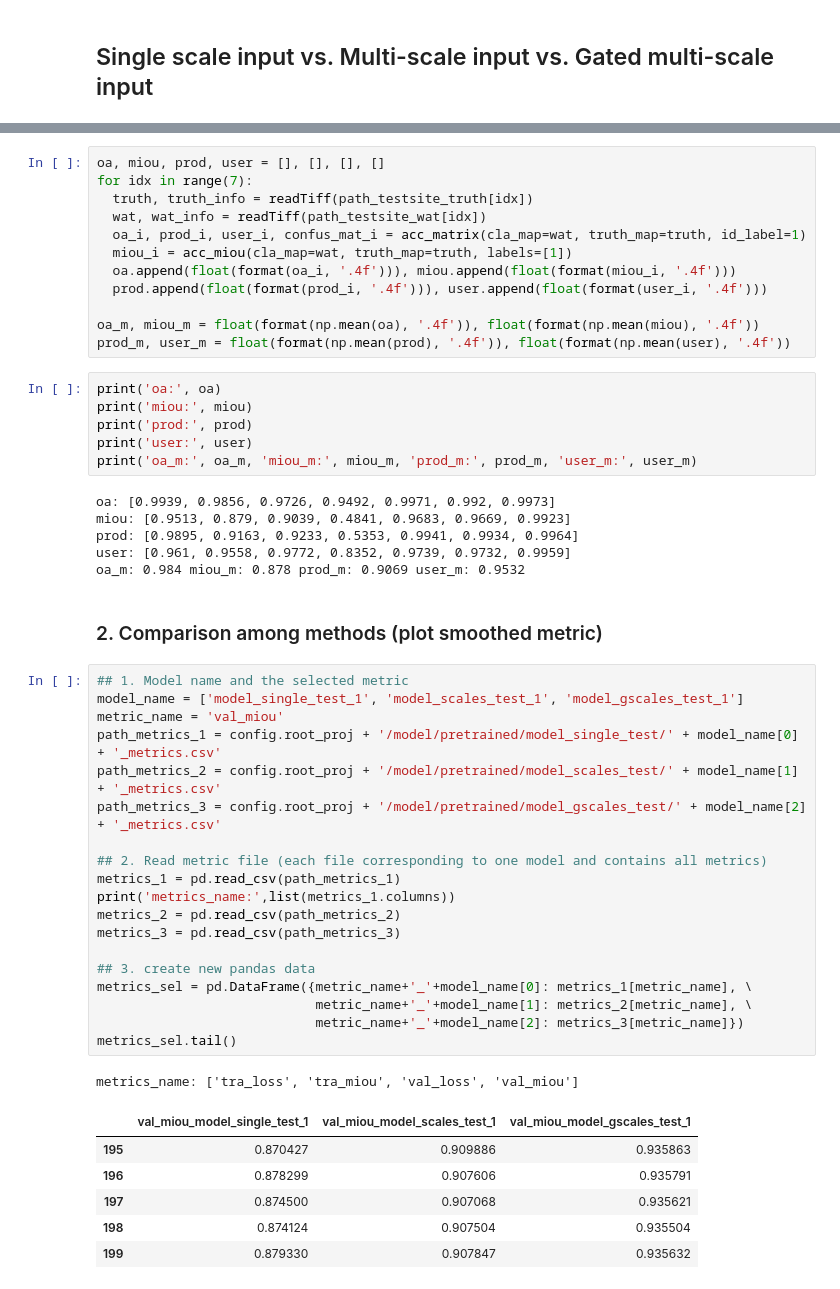
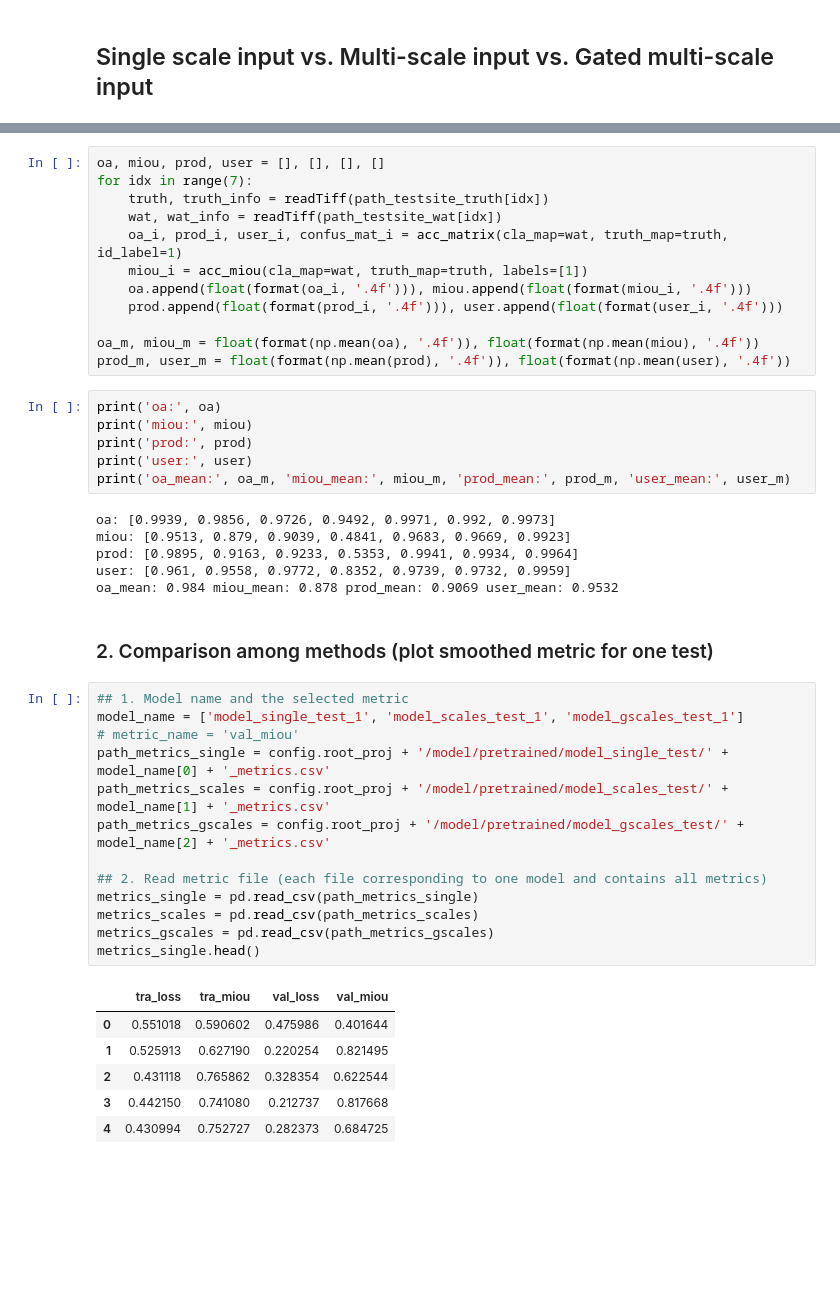
Before and after one commit to xinluo2018/Tibet-Water-2020, a Jupyter notebook: visual/methods_compare.ipynb, the cells around one changed output, grey strips where cells are left out. Drawn from its saved outputs; the diff is of its cells as text; blank space fills up the shorter version.

```diff
--- a/visual/methods_compare.ipynb
+++ b/visual/methods_compare.ipynb
@@ -22,12 +24,12 @@ path_testsite_truth.sort()
 # %%
 oa, miou, prod, user = [], [], [], []
 for idx in range(7):
-  truth, truth_info = readTiff(path_testsite_truth[idx])
-  wat, wat_info = readTiff(path_testsite_wat[idx])
-  oa_i, prod_i, user_i, confus_mat_i = acc_matrix(cla_map=wat, truth_map=truth, id_label=1)
-  miou_i = acc_miou(cla_map=wat, truth_map=truth, labels=[1])
-  oa.append(float(format(oa_i, '.4f'))), miou.append(float(format(miou_i, '.4f')))
-  prod.append(float(format(prod_i, '.4f'))), user.append(float(format(user_i, '.4f')))
+    truth, truth_info = readTiff(path_testsite_truth[idx])
+    wat, wat_info = readTiff(path_testsite_wat[idx])
+    oa_i, prod_i, user_i, confus_mat_i = acc_matrix(cla_map=wat, truth_map=truth, id_label=1)
+    miou_i = acc_miou(cla_map=wat, truth_map=truth, labels=[1])
+    oa.append(float(format(oa_i, '.4f'))), miou.append(float(format(miou_i, '.4f')))
+    prod.append(float(format(prod_i, '.4f'))), user.append(float(format(user_i, '.4f')))
 
 oa_m, miou_m = float(format(np.mean(oa), '.4f')), float(format(np.mean(miou), '.4f'))
 prod_m, user_m = float(format(np.mean(prod), '.4f')), float(format(np.mean(user), '.4f'))
@@ -36,39 +38,32 @@ print('oa:', oa)
 print('miou:', miou)
 print('prod:', prod)
 print('user:', user)
-print('oa_m:', oa_m, 'miou_m:', miou_m, 'prod_m:', prod_m, 'user_m:', user_m)
+print('oa_mean:', oa_m, 'miou_mean:', miou_m, 'prod_mean:', prod_m, 'user_mean:', user_m)
 # %% [output]
 oa: [0.9939, 0.9856, 0.9726, 0.9492, 0.9971, 0.992, 0.9973]
 miou: [0.9513, 0.879, 0.9039, 0.4841, 0.9683, 0.9669, 0.9923]
 prod: [0.9895, 0.9163, 0.9233, 0.5353, 0.9941, 0.9934, 0.9964]
 user: [0.961, 0.9558, 0.9772, 0.8352, 0.9739, 0.9732, 0.9959]
-oa_m: 0.984 miou_m: 0.878 prod_m: 0.9069 user_m: 0.9532
+oa_mean: 0.984 miou_mean: 0.878 prod_mean: 0.9069 user_mean: 0.9532
 # %% [markdown]
-### 2. Comparison among methods (plot smoothed metric)
+### 2. Comparison among methods (plot smoothed metric for one test)
 # %%
 ## 1. Model name and the selected metric
 model_name = ['model_single_test_1', 'model_scales_test_1', 'model_gscales_test_1']
-metric_name = 'val_miou'
-path_metrics_1 = config.root_proj + '/model/pretrained/model_single_test/' + model_name[0] + '_metrics.csv'
-path_metrics_2 = config.root_proj + '/model/pretrained/model_scales_test/' + model_name[1] + '_metrics.csv'
-path_metrics_3 = config.root_proj + '/model/pretrained/model_gscales_test/' + model_name[2] + '_metrics.csv'
+# metric_name = 'val_miou'
+path_metrics_single = config.root_proj + '/model/pretrained/model_single_test/' + model_name[0] + '_metrics.csv'
+path_metrics_scales = config.root_proj + '/model/pretrained/model_scales_test/' + model_name[1] + '_metrics.csv'
+path_metrics_gscales = config.root_proj + '/model/pretrained/model_gscales_test/' + model_name[2] + '_metrics.csv'
 
 ## 2. Read metric file (each file corresponding to one model and contains all metrics)
-metrics_1 = pd.read_csv(path_metrics_1)
-print('metrics_name:',list(metrics_1.columns))
-metrics_2 = pd.read_csv(path_metrics_2)
-metrics_3 = pd.read_csv(path_metrics_3)
-
-## 3. create new pandas data
-metrics_sel = pd.DataFrame({metric_name+'_'+model_name[0]: metrics_1[metric_name], \
-                            metric_name+'_'+model_name[1]: metrics_2[metric_name], \
-                            metric_name+'_'+model_name[2]: metrics_3[metric_name]})
-metrics_sel.tail()
+metrics_single = pd.read_csv(path_metrics_single)
+metrics_scales = pd.read_csv(path_metrics_scales)
+metrics_gscales = pd.read_csv(path_metrics_gscales)
+metrics_single.head()
 # %% [output]
-metrics_name: ['tra_loss', 'tra_miou', 'val_loss', 'val_miou']
-|  | val_miou_model_single_test_1 | val_miou_model_scales_test_1 | val_miou_model_gscales_test_1 |
-| 195 | 0.870427 | 0.909886 | 0.935863 |
-| 196 | 0.878299 | 0.907606 | 0.935791 |
-| 197 | 0.874500 | 0.907068 | 0.935621 |
-| 198 | 0.874124 | 0.907504 | 0.935504 |
-| 199 | 0.879330 | 0.907847 | 0.935632 |
+|  | tra_loss | tra_miou | val_loss | val_miou |
+| 0 | 0.551018 | 0.590602 | 0.475986 | 0.401644 |
+| 1 | 0.525913 | 0.627190 | 0.220254 | 0.821495 |
+| 2 | 0.431118 | 0.765862 | 0.328354 | 0.622544 |
+| 3 | 0.442150 | 0.741080 | 0.212737 | 0.817668 |
+| 4 | 0.430994 | 0.752727 | 0.282373 | 0.684725 |
```
Also changed, not shown: parts of 15 cells of this notebook, 18 other files.
